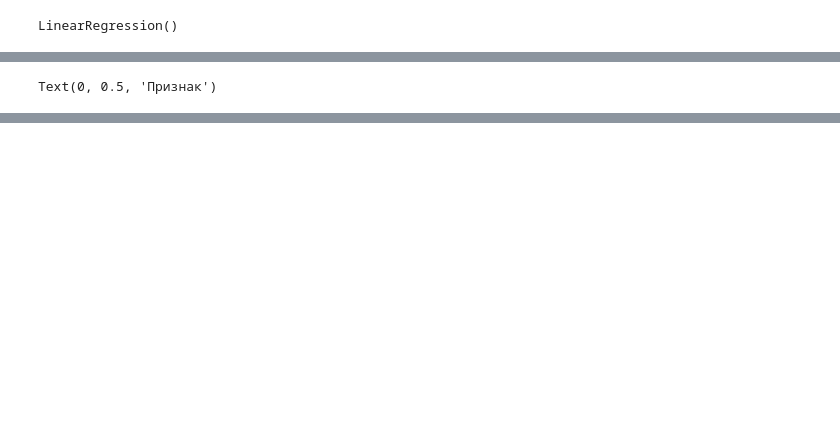
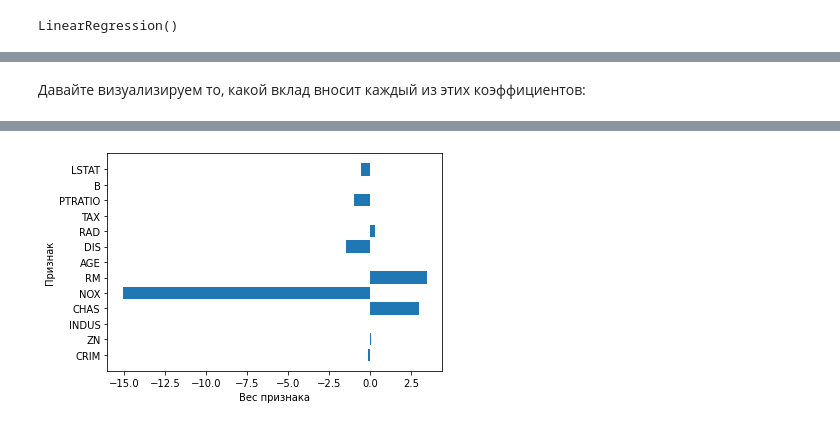
Before and after one commit to Twist-tracer/gb-python-libs, a Jupyter notebook: lesson6/lesson.ipynb, the cells around one changed output, grey strips where cells are left out. Drawn from its saved outputs; the diff is of its cells as text; code cells hidden in the pictures; blank space fills up the shorter version.

```diff
--- a/lesson6/lesson.ipynb
+++ b/lesson6/lesson.ipynb
@@ -216,10 +270,16 @@ array([[-1.28322638e-01,  2.95517751e-02,  4.88590934e-02,
+# %% [markdown]
+Давайте визуализируем то, какой вклад вносит каждый из этих коэффициентов:
 # %%
-import matplotlib.pyplot as plt
+from matplotlib import pyplot as plt
+
+plt.rcParams['figure.figsize'] = 6, 4
+
 %matplotlib inline
-%config InlineBackend.figure_format ='svg'
 # %%
-plt.barh(X_train.columns, lr.coef_.flatten())
-plt.xlabel('Вес признака')
-plt.ylabel('Признак')
+plt.barh(feature_names, lr.coef_.flatten())
+
+plt.xlabel("Вес признака")
+plt.ylabel("Признак")
+
+plt.show()
 # %% [output]
-Text(0, 0.5, 'Признак')
@@ -226,0 +286 @@ Text(0, 0.5, 'Признак')
+[figure, added]
```
Also changed, not shown: parts of 332 cells of this notebook, 1 other file.
